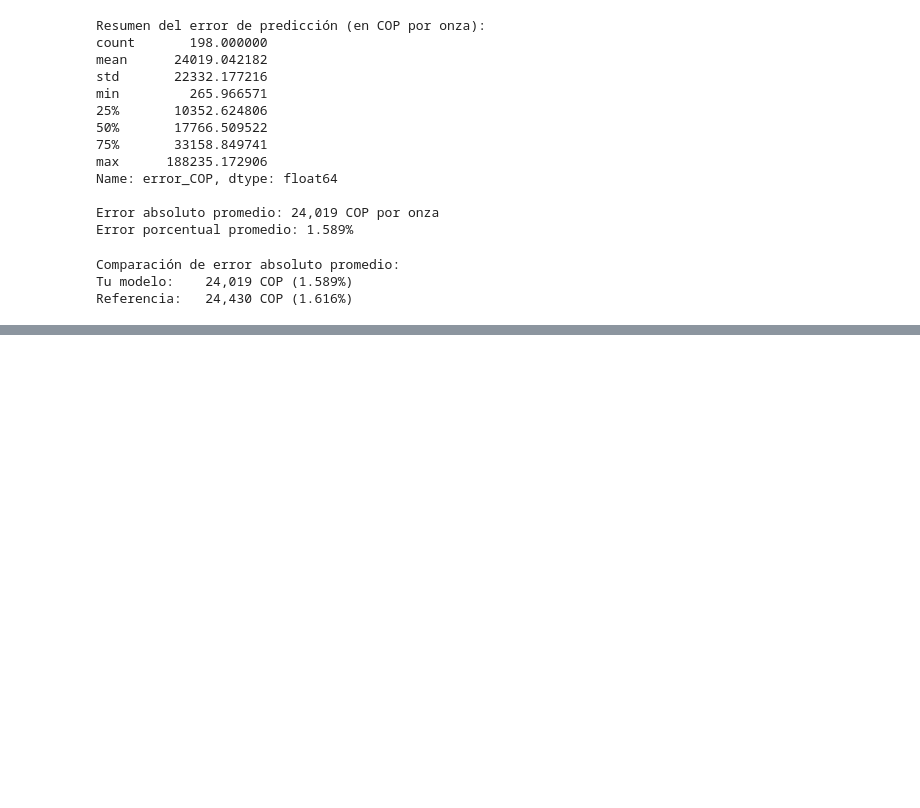
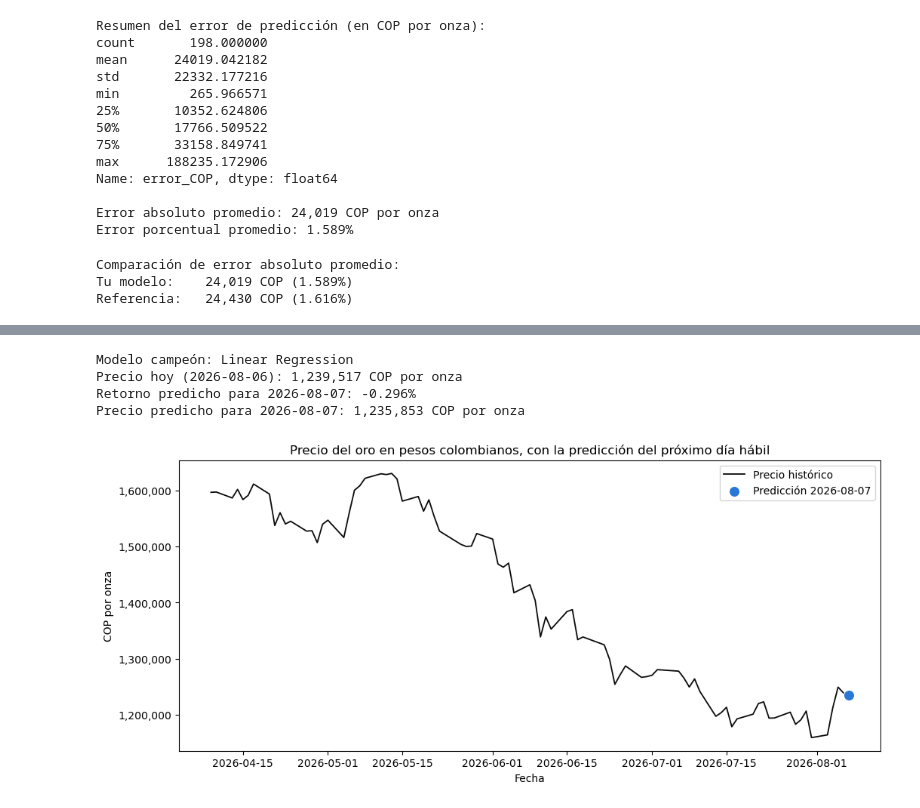
Before and after one commit to michaelsteven1299/proyecto_michael-, a Jupyter notebook: src/04_modelo.ipynb, the cells around one changed output, grey strips where cells are left out. Saved outputs shown, nothing was run; the diff lists cells and outputs as text; code cells hidden in the pictures; blank space fills up the shorter version.

```diff
--- a/src/04_modelo.ipynb
+++ b/src/04_modelo.ipynb
@@ -438,0 +492,42 @@ plt.show()
+# %%
+from sklearn.base import clone
+
+# Reentrenamos el modelo campeon (identificado arriba por mejora_%) con
+# TODO el historico disponible, no solo con una ventana de validacion.
+modelo_final = clone(modelos[mejor_nombre])
+df_entrena_final = df_ext.dropna(subset=FEATURES + [TARGET])
+modelo_final.fit(df_entrena_final[FEATURES], df_entrena_final[TARGET])
+
+fila_manana = df_ext.iloc[[-1]]
+if fila_manana[FEATURES].isna().any(axis=None):
+    faltantes = fila_manana[FEATURES].columns[fila_manana[FEATURES].isna().any()].tolist()
+    raise ValueError(f"Features incompletas para el dia a predecir: {faltantes}")
+
+retorno_predicho_manana = float(modelo_final.predict(fila_manana[FEATURES])[0])
+
+precio_hoy = float(df_ext['oro_cop'].dropna().iloc[-1])
+precio_predicho_manana = precio_hoy * (1 + retorno_predicho_manana)
+
+print(f"Modelo campeón: {mejor_nombre}")
+print(f"Precio hoy ({df_ext.index[-2].date()}): {precio_hoy:,.0f} COP por onza")
+print(f"Retorno predicho para {proximo_dia.date()}: {retorno_predicho_manana*100:.3f}%")
+print(f"Precio predicho para {proximo_dia.date()}: {precio_predicho_manana:,.0f} COP por onza")
+# %% [output]
+Modelo campeón: Linear Regression
+Precio hoy (2026-08-06): 1,239,517 COP por onza
+Retorno predicho para 2026-08-07: -0.296%
+Precio predicho para 2026-08-07: 1,235,853 COP por onza
+# %%
+fig, ax = plt.subplots(figsize=(12, 5))
+tramo = df_ext['oro_cop'].iloc[:-1].last("120D")
+ax.plot(tramo.index, tramo.values, color=COLOR_REAL, linewidth=1.3, label='Precio histórico')
+ax.scatter([proximo_dia], [precio_predicho_manana], color=COLOR_PRINCIPAL, s=70, zorder=5,
+           label=f'Predicción {proximo_dia.date()}')
+ax.set_title('Precio del oro en pesos colombianos, con la predicción del próximo día hábil')
+ax.set_ylabel('COP por onza')
+ax.set_xlabel('Fecha')
+ax.yaxis.set_major_formatter(fmt_cop)
+ax.legend()
+plt.show()
+# %% [output]
+[figure, added]
```
Also changed, not shown: parts of 15 cells of this notebook, 13 other files.
